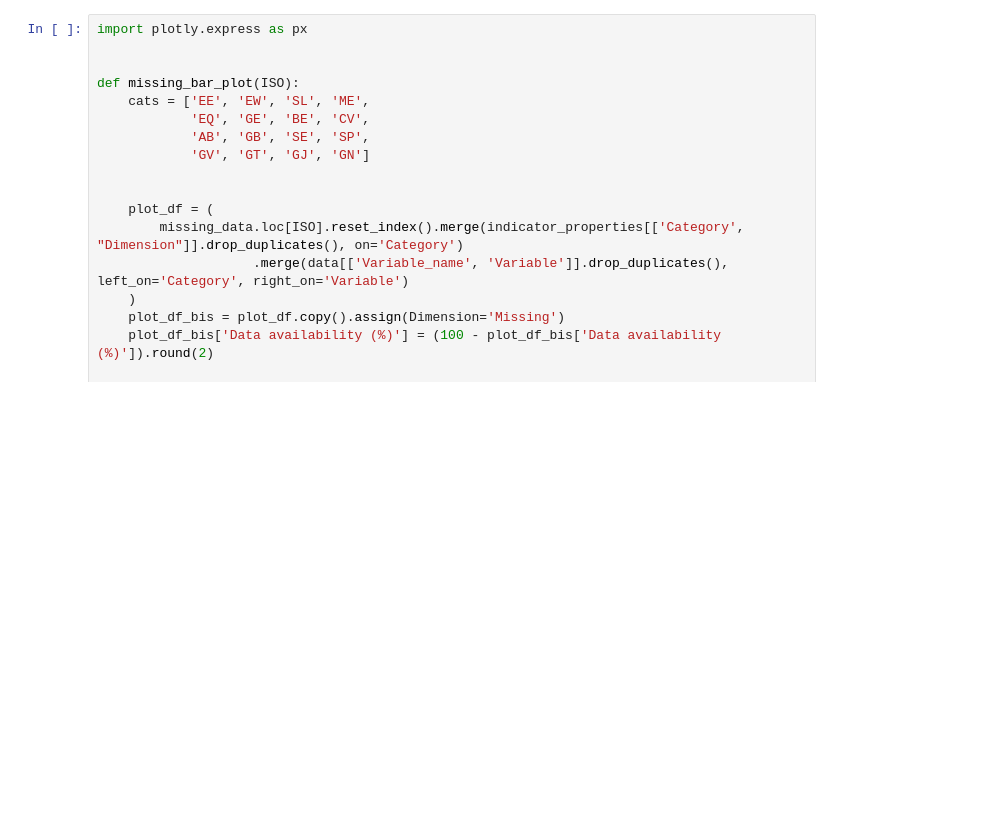
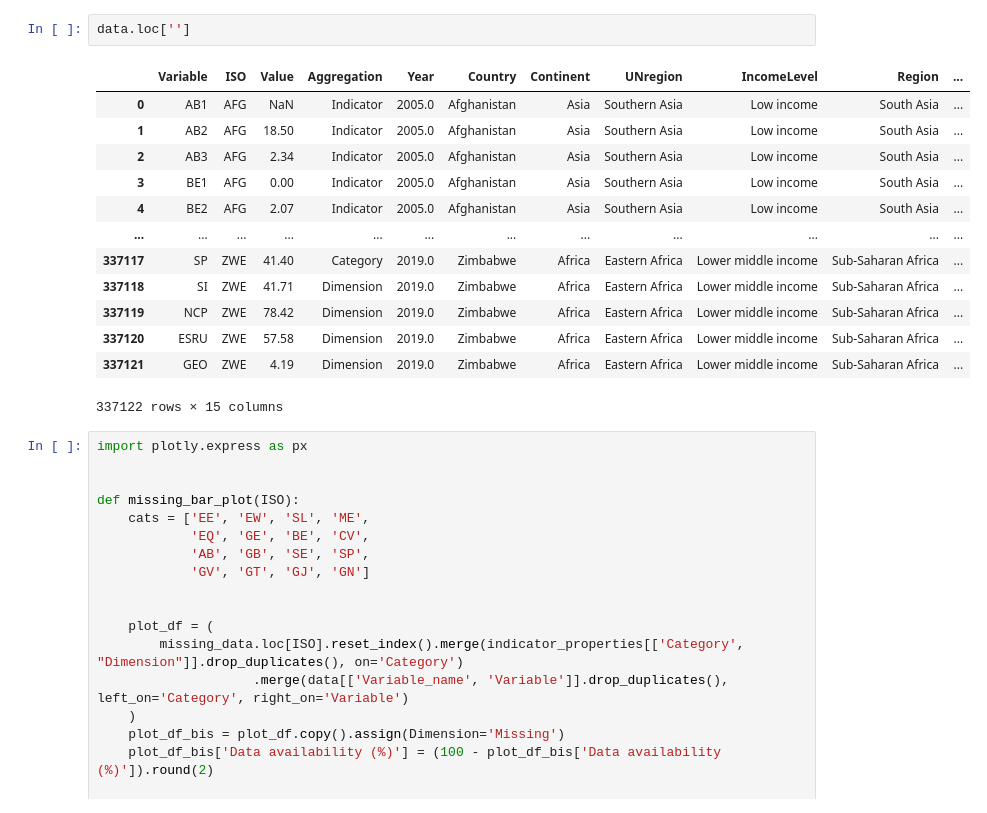
Before and after one commit to simonzabrocki/SimulationDashboard, a Jupyter notebook: draft.ipynb, the cells around one changed output. Cells and saved outputs as stored; diff of their text form; blank space fills up the shorter version.

```diff
--- a/draft.ipynb
+++ b/draft.ipynb
@@ -100,3 +57,19 @@ missing_data.reset_index()
+# %%
+data.loc['']
+# %% [output]
+|  | Variable | ISO | Value | Aggregation | Year | Country | Continent | UNregion | IncomeLevel | Region | ... |
+| 0 | AB1 | AFG | NaN | Indicator | 2005.0 | Afghanistan | Asia | Southern Asia | Low income | South Asia | ... |
+| 1 | AB2 | AFG | 18.50 | Indicator | 2005.0 | Afghanistan | Asia | Southern Asia | Low income | South Asia | ... |
+| 2 | AB3 | AFG | 2.34 | Indicator | 2005.0 | Afghanistan | Asia | Southern Asia | Low income | South Asia | ... |
+| 3 | BE1 | AFG | 0.00 | Indicator | 2005.0 | Afghanistan | Asia | Southern Asia | Low income | South Asia | ... |
+| 4 | BE2 | AFG | 2.07 | Indicator | 2005.0 | Afghanistan | Asia | Southern Asia | Low income | South Asia | ... |
+| ... | ... | ... | ... | ... | ... | ... | ... | ... | ... | ... | ... |
+| 337117 | SP | ZWE | 41.40 | Category | 2019.0 | Zimbabwe | Africa | Eastern Africa | Lower middle income | Sub-Saharan Africa | ... |
+| 337118 | SI | ZWE | 41.71 | Dimension | 2019.0 | Zimbabwe | Africa | Eastern Africa | Lower middle income | Sub-Saharan Africa | ... |
+| 337119 | NCP | ZWE | 78.42 | Dimension | 2019.0 | Zimbabwe | Africa | Eastern Africa | Lower middle income | Sub-Saharan Africa | ... |
+| 337120 | ESRU | ZWE | 57.58 | Dimension | 2019.0 | Zimbabwe | Africa | Eastern Africa | Lower middle income | Sub-Saharan Africa | ... |
+| 337121 | GEO | ZWE | 4.19 | Dimension | 2019.0 | Zimbabwe | Africa | Eastern Africa | Lower middle income | Sub-Saharan Africa | ... |
+337122 rows × 15 columns
 # %%
 import plotly.express as px
 
```
Also changed, not shown: parts of 15 cells of this notebook, 3 other files.
